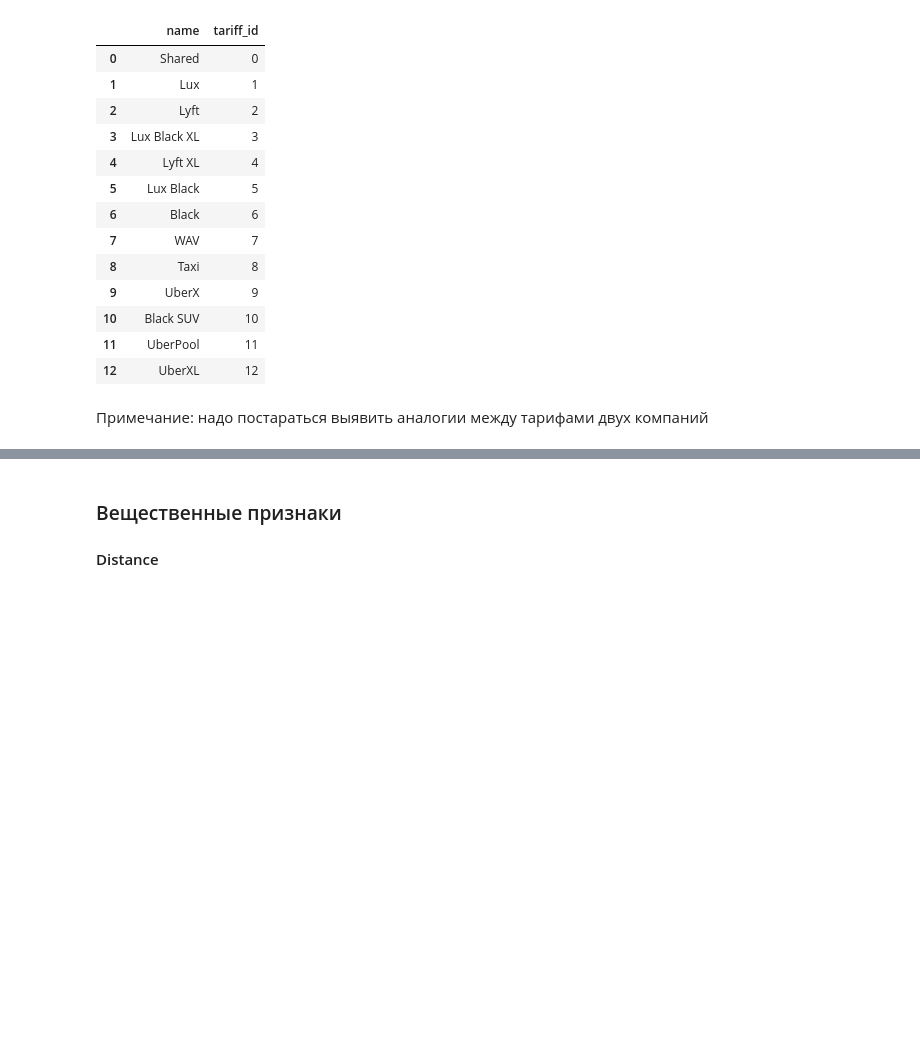
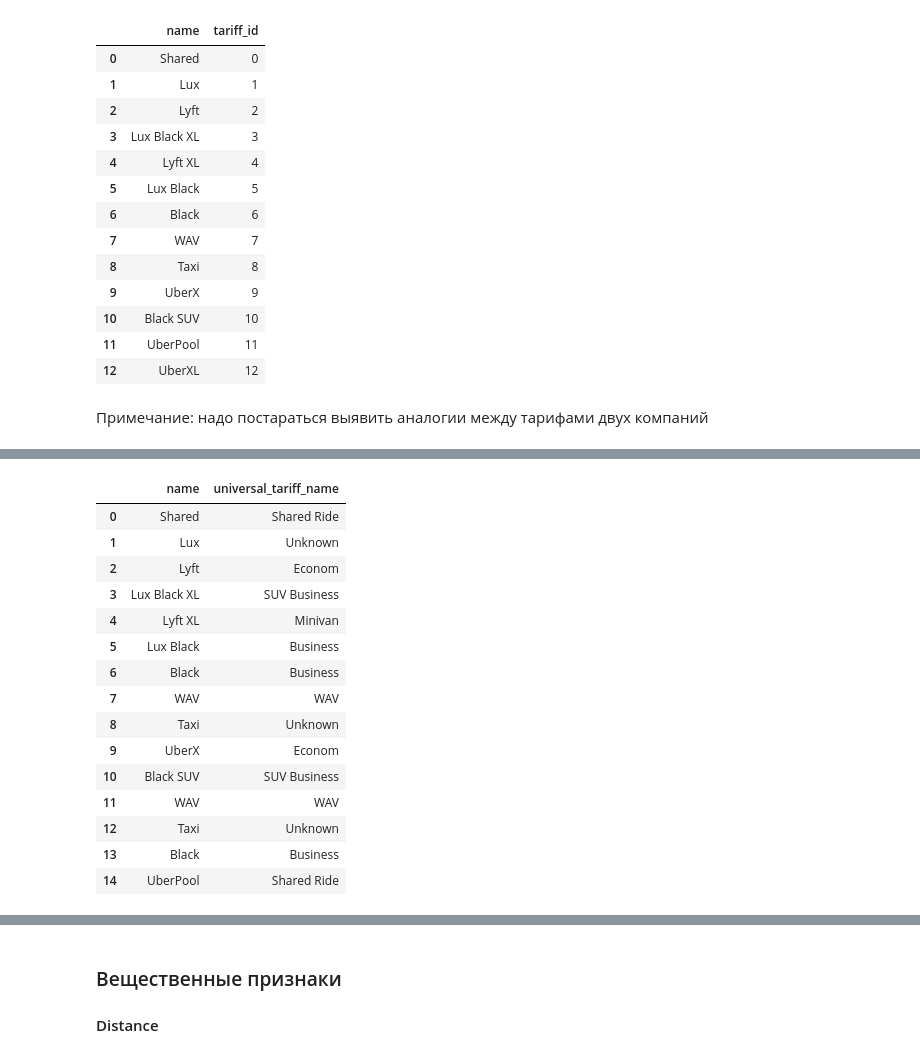
Before and after one commit to ivan-analytics/TP-Data-Analytics, a Jupyter notebook: uber-analysis/Seminar_group_4_Uaman.ipynb, the cells around one changed output, grey strips where cells are left out. Saved outputs shown, nothing was run; the diff lists cells and outputs as text; code cells hidden in the pictures; blank space fills up the shorter version.

```diff
--- a/uber-analysis/Seminar_group_4_Uaman.ipynb
+++ b/uber-analysis/Seminar_group_4_Uaman.ipynb
@@ -219,0 +281,33 @@ tariff_df
+# %%
+names_uber = {'Lux Black XL': 'SUV Business',
+            'Lux Black': 'Business',
+            'Lyft XL': 'Minivan',
+            'Shared': 'Shared Ride',
+            'Lyft': 'Econom',
+            'Lux': 'Unknown',
+            'Black SUV':'SUV Business',
+            'Black':'Business',
+            'UberXL':'Minivan',
+            'UberPool':'Shared Ride',
+            'UberX':'Econom',
+            'Taxi': 'Unknown'
+             }
+df['universal_tariff_name'] = df['name'].replace(names_uber)
+df[['name', 'universal_tariff_name']].head(15)
+# %% [output]
+|  | name | universal_tariff_name |
+| 0 | Shared | Shared Ride |
+| 1 | Lux | Unknown |
+| 2 | Lyft | Econom |
+| 3 | Lux Black XL | SUV Business |
+| 4 | Lyft XL | Minivan |
+| 5 | Lux Black | Business |
+| 6 | Black | Business |
+| 7 | WAV | WAV |
+| 8 | Taxi | Unknown |
+| 9 | UberX | Econom |
+| 10 | Black SUV | SUV Business |
+| 11 | WAV | WAV |
+| 12 | Taxi | Unknown |
+| 13 | Black | Business |
+| 14 | UberPool | Shared Ride |
```
Also changed, not shown: parts of 29 cells of this notebook, 1 other file.
